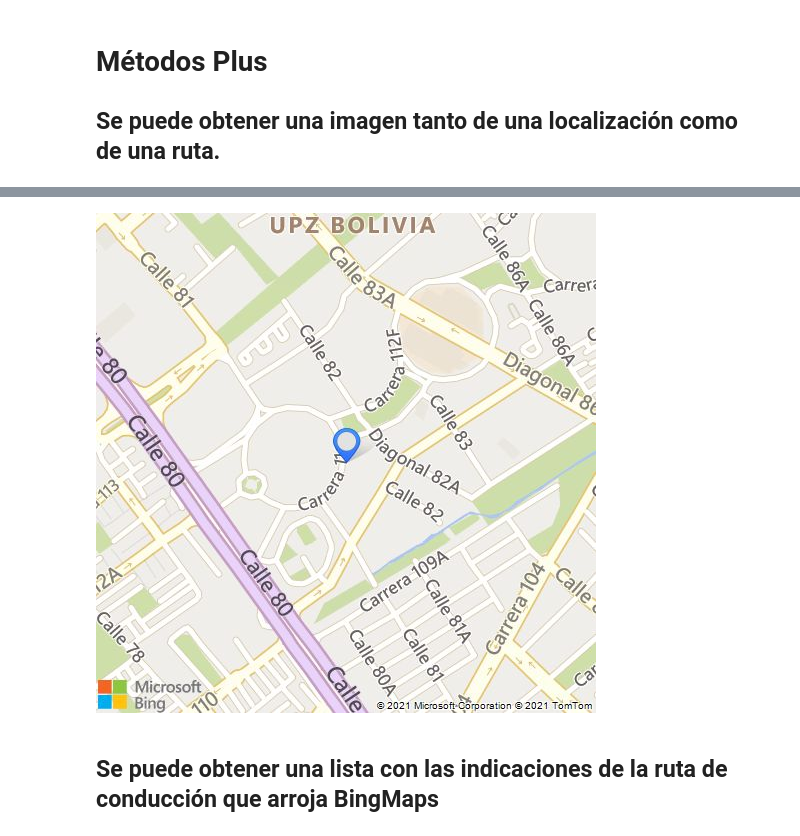
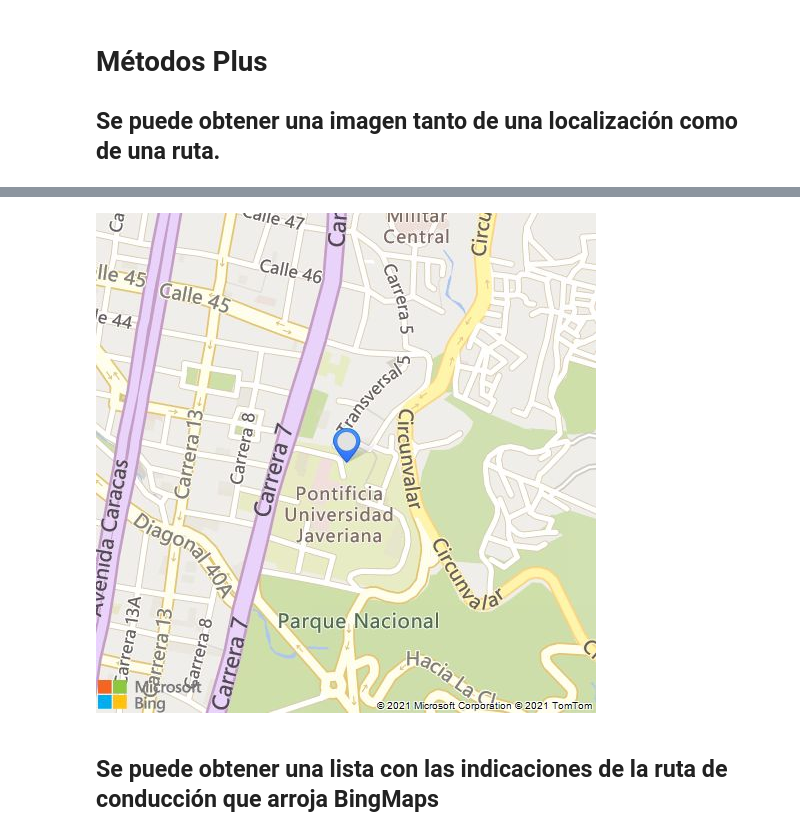
Before and after one commit to jpablo-ortiz/Maps-Service, a Jupyter notebook: explicacion_libreria_mapsutils.ipynb, the cells around one changed output, grey strips where cells are left out. Drawn from its saved outputs; the diff is of its cells as text; code cells hidden in the pictures.

```diff
--- a/explicacion_libreria_mapsutils.ipynb
+++ b/explicacion_libreria_mapsutils.ipynb
@@ -90,7 +92,7 @@ ruta.obtener_imagen()
-# %%
-service._rest_localizacion_imagen(latlang_inicial, 1000, 1000)
-# %% [output]
-[figure, removed]
+# %%
+localizacion_final.obtener_imagen()
+# %% [output]
+[figure, added]
 # %% [markdown]
 ## Se puede obtener una lista con las indicaciones de la ruta de conducción que arroja BingMaps
 # %%
```
Also changed, not shown: parts of 12 cells of this notebook, 3 other files.
